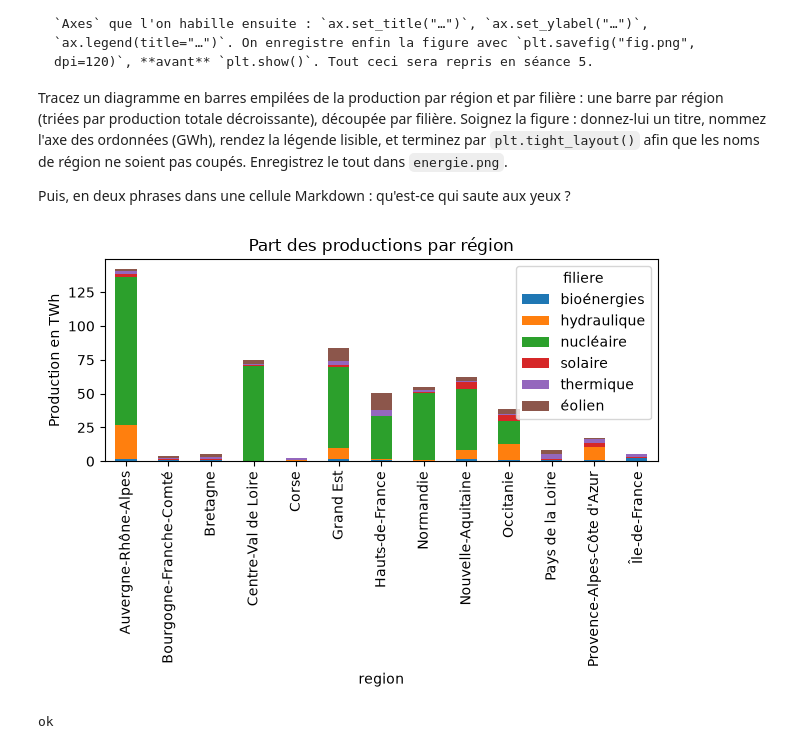
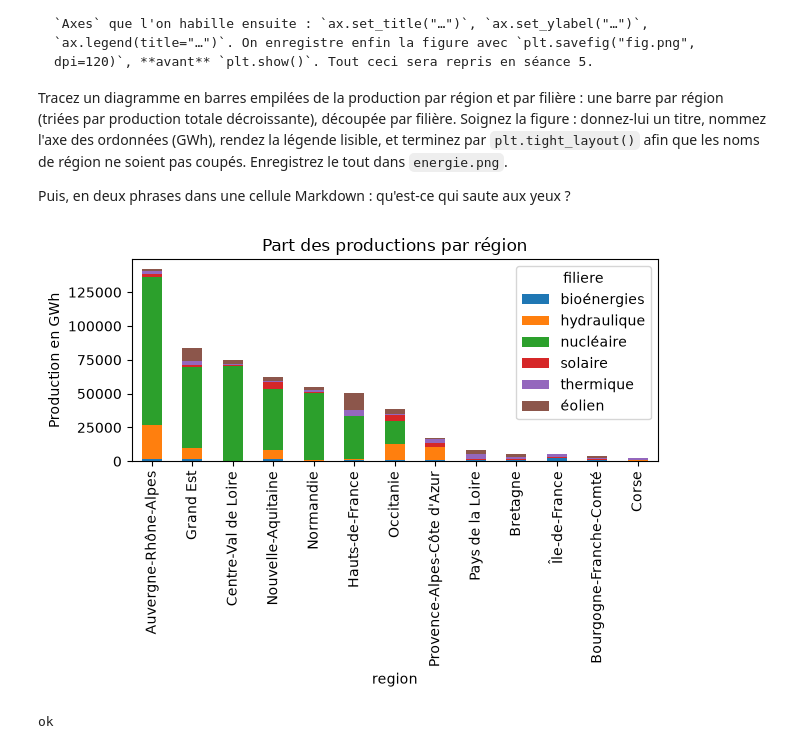
Before and after one commit to LucLesparre/pe-homework, a Jupyter notebook: D4/sujet.ipynb, the cells around one changed output. Saved outputs shown, nothing was run; the diff lists cells and outputs as text; code cells hidden in the pictures.

Commit message:
D4 oubli ordre

```diff
--- a/D4/sujet.ipynb
+++ b/D4/sujet.ipynb
@@ -255,14 +255,15 @@ Tracez un diagramme en barres empilées de la production par région et par fili
 
 Puis, en deux phrases dans une cellule Markdown : qu'est-ce qui saute aux yeux ?
 # %%
-ax=(croise/1000).plot.bar(stacked=True)
+ordre = croise.sum(axis=1).sort_values(ascending=False)
+ax=croise.loc[ordre.index].plot.bar(stacked=True)
 ax.set_title('Part des productions par région')
-ax.set_ylabel('Production en TWh')
+ax.set_ylabel('Production en GWh')
 plt.tight_layout()
 plt.savefig('energie.png')
 plt.show()
 # %% [output]
-[figure, old version]
+[figure, new version]
 # %%
 assert os.path.exists("energie.png")
 print("ok")
```
Also changed, not shown: 1 other file.
